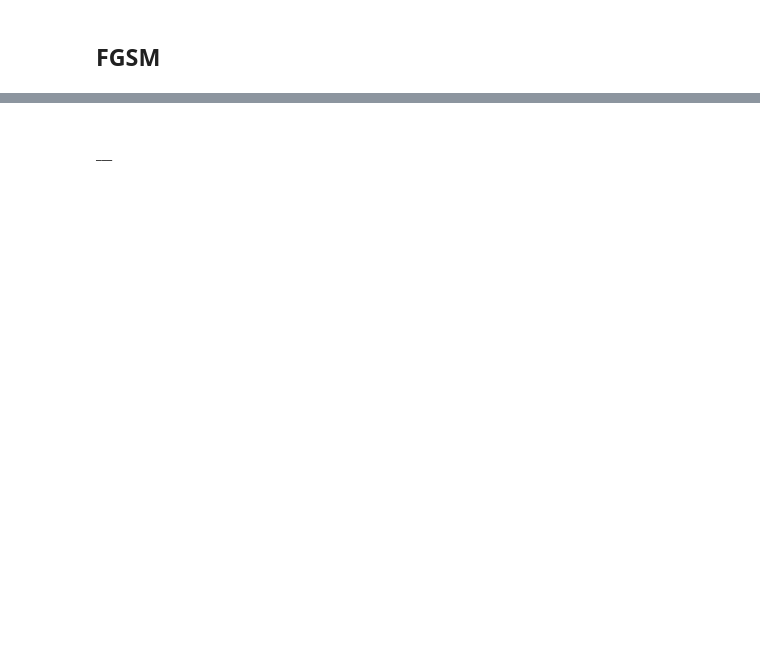
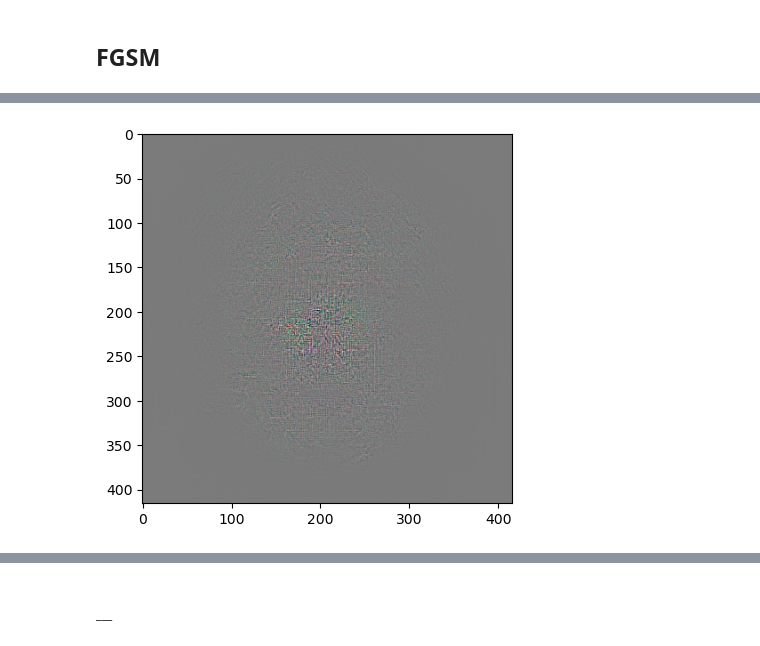
Before and after one commit to JanjanC/FGSM-for-Face-Detectors, a Jupyter notebook: Heatmap Generation.ipynb, the cells around one changed output, grey strips where cells are left out. Cells and saved outputs as stored; diff of their text form; code cells hidden in the pictures; blank space fills up the shorter version.

```diff
--- a/Heatmap Generation.ipynb
+++ b/Heatmap Generation.ipynb
@@ -205,0 +250,4 @@ for FOLDER_NAME in folders:
+# %%
+display_img(combined_heatmap)
+# %% [output]
+[figure, added]
```
Also changed, not shown: parts of 6 cells of this notebook, 2 other files.
